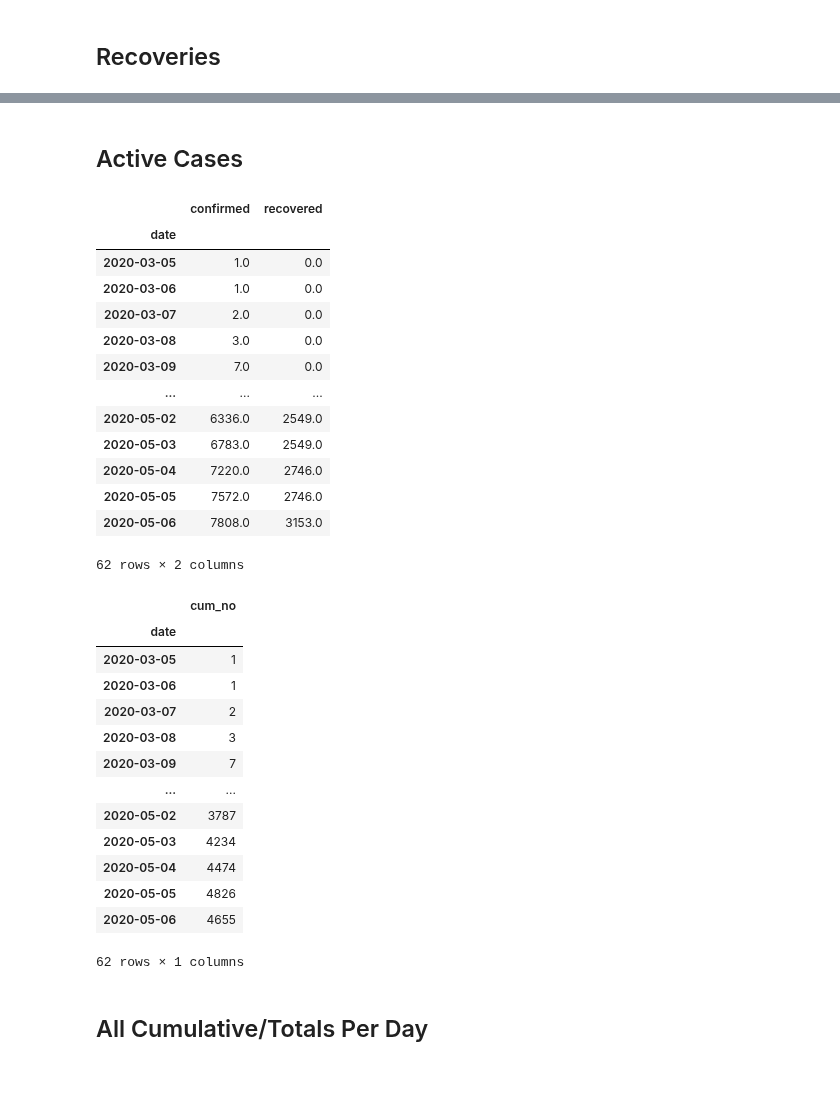
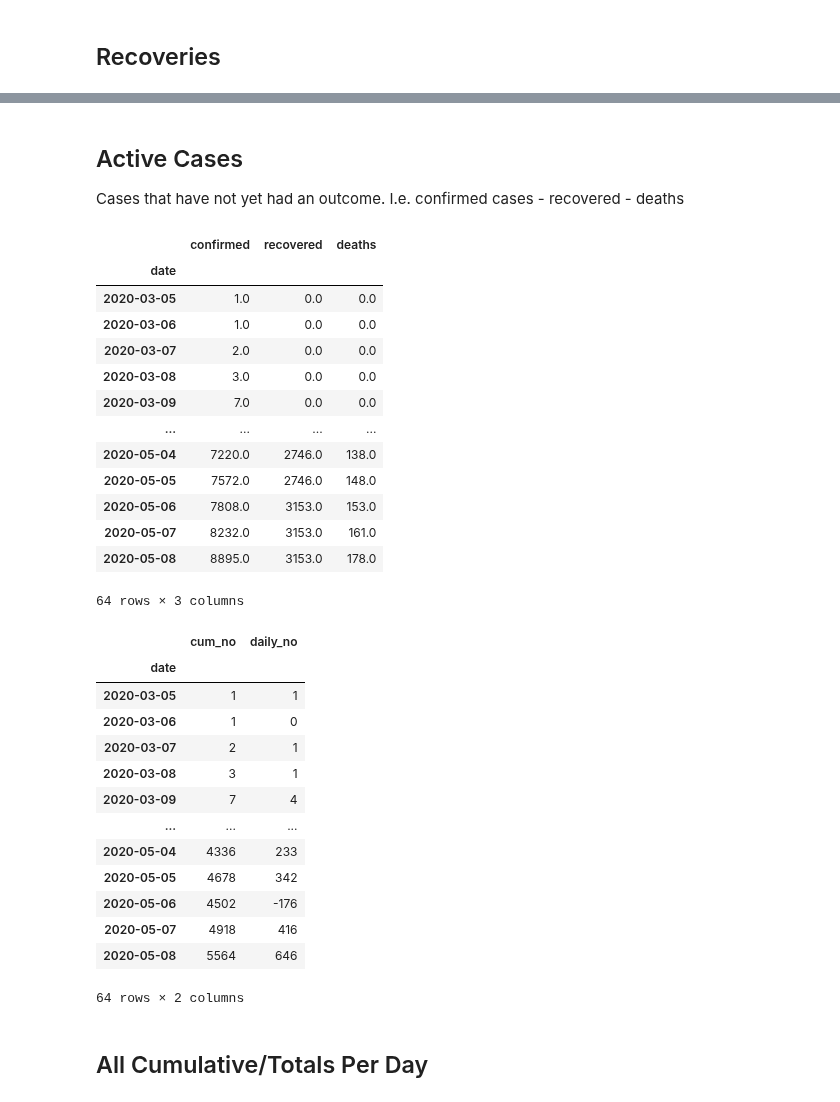
Before and after one commit to SimonRosen173/Covid19SAData, a Jupyter notebook: Data_Preprocessing_Neater.ipynb, the cells around one changed output, grey strips where cells are left out. Drawn from its saved outputs; the diff is of its cells as text; code cells hidden in the pictures.

Commit message:
Added daily deaths & recoveries, added daily & cumulative deaths per prov, added cumulative active cases, added ratio of confirmed to tests graphs. Added button to go to provinces page

```diff
--- a/Data_Preprocessing_Neater.ipynb
+++ b/Data_Preprocessing_Neater.ipynb
@@ -156,49 +156,54 @@ recovered_data
-# %% [markdown]
-## Active Cases
+# %% [markdown]
+## Active Cases
+Cases that have not yet had an outcome. I.e. confirmed cases - recovered - deaths
 # %%
 active_data = confirmed_data[['cum_no']].copy().rename({"cum_no":"confirmed"}, axis = 1)
 active_data = pd.concat([active_data,
-                         recovered_data[['cum_no']].copy().rename({"cum_no":"recovered"}, axis = 1)],
+                         recovered_data[['cum_no']].copy().rename({"cum_no":"recovered"}, axis =1),
+                         deaths_data[['cum_no']].copy().rename({"cum_no":"deaths"}, axis = 1)
+                        ],
                         axis =1)
 # active_data.fillna(0, inplace=True)
 active_data = active_data.iloc[9:]
 active_data = active_data.ffill().fillna(0)
 active_data
 # %% [output]
-|  | confirmed | recovered |
-| date |  |  |
-| 2020-03-05 | 1.0 | 0.0 |
-| 2020-03-06 | 1.0 | 0.0 |
-| 2020-03-07 | 2.0 | 0.0 |
-| 2020-03-08 | 3.0 | 0.0 |
-| 2020-03-09 | 7.0 | 0.0 |
-| ... | ... | ... |
-| 2020-05-02 | 6336.0 | 2549.0 |
-| 2020-05-03 | 6783.0 | 2549.0 |
-| 2020-05-04 | 7220.0 | 2746.0 |
-| 2020-05-05 | 7572.0 | 2746.0 |
-| 2020-05-06 | 7808.0 | 3153.0 |
+|  | confirmed | recovered | deaths |
+| date |  |  |  |
+| 2020-03-05 | 1.0 | 0.0 | 0.0 |
+| 2020-03-06 | 1.0 | 0.0 | 0.0 |
+| 2020-03-07 | 2.0 | 0.0 | 0.0 |
+| 2020-03-08 | 3.0 | 0.0 | 0.0 |
+| 2020-03-09 | 7.0 | 0.0 | 0.0 |
+| ... | ... | ... | ... |
+| 2020-05-04 | 7220.0 | 2746.0 | 138.0 |
+| 2020-05-05 | 7572.0 | 2746.0 | 148.0 |
+| 2020-05-06 | 7808.0 | 3153.0 | 153.0 |
+| 2020-05-07 | 8232.0 | 3153.0 | 161.0 |
+| 2020-05-08 | 8895.0 | 3153.0 | 178.0 |
-62 rows × 2 columns
+64 rows × 3 columns
 # %%
-active_data['cum_no'] = active_data['confirmed'] - active_data['recovered']
-active_data.drop(['confirmed','recovered'], axis=1, inplace=True)
+active_data['cum_no'] = active_data['confirmed'] - active_data['recovered'] - active_data['deaths']
+active_data.drop(['confirmed','recovered','deaths'], axis=1, inplace=True)
+active_data['daily_no'] = active_data['cum_no'].copy()
+active_data['daily_no'].iloc[1:] = active_data['cum_no'].diff().iloc[1:]
 active_data = active_data.astype('int32')
 active_data
 # %% [output]
-|  | cum_no |
-| date |  |
-| 2020-03-05 | 1 |
-| 2020-03-06 | 1 |
-| 2020-03-07 | 2 |
-| 2020-03-08 | 3 |
-| 2020-03-09 | 7 |
-| ... | ... |
-| 2020-05-02 | 3787 |
-| 2020-05-03 | 4234 |
-| 2020-05-04 | 4474 |
-| 2020-05-05 | 4826 |
-| 2020-05-06 | 4655 |
+|  | cum_no | daily_no |
+| date |  |  |
+| 2020-03-05 | 1 | 1 |
+| 2020-03-06 | 1 | 0 |
+| 2020-03-07 | 2 | 1 |
+| 2020-03-08 | 3 | 1 |
+| 2020-03-09 | 7 | 4 |
+| ... | ... | ... |
+| 2020-05-04 | 4336 | 233 |
+| 2020-05-05 | 4678 | 342 |
+| 2020-05-06 | 4502 | -176 |
+| 2020-05-07 | 4918 | 416 |
+| 2020-05-08 | 5564 | 646 |
-62 rows × 1 columns
+64 rows × 2 columns
 # %% [markdown]
 ## All Cumulative/Totals Per Day
 # %%
```
Also changed, not shown: parts of 17 cells of this notebook, 43 other files.
